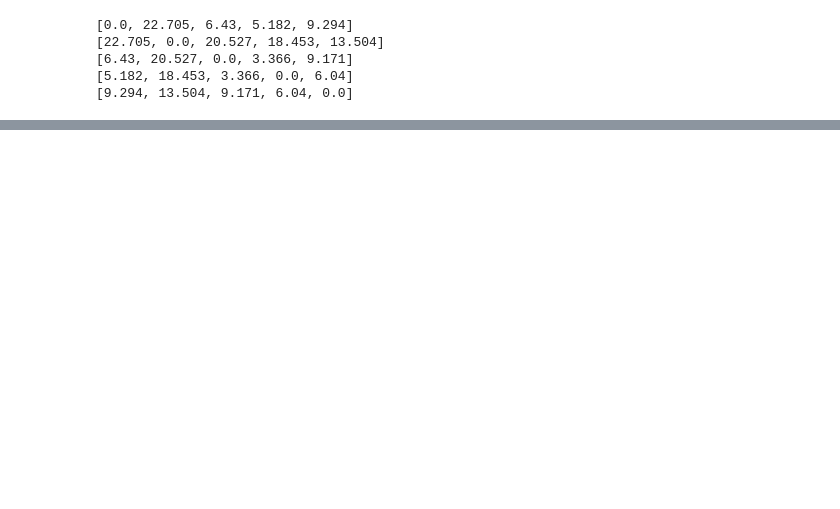
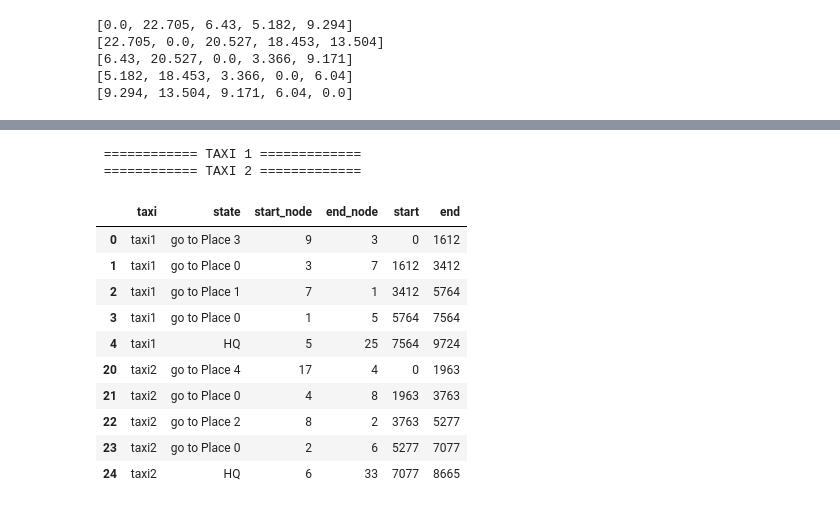
Before and after one commit to lucasPDY/Machine-Learning-with-MiniZinc, a Jupyter notebook: Taxi/new_taxi.ipynb, the cells around one changed output, grey strips where cells are left out. Cells and saved outputs as stored; diff of their text form; code cells hidden in the pictures; blank space fills up the shorter version.

```diff
--- a/Taxi/new_taxi.ipynb
+++ b/Taxi/new_taxi.ipynb
@@ -419,0 +429,60 @@ print(output)
+# %%
+n = 4
+list_taxi1 = []
+print(" ============ TAXI 1 =============")
+taxi = "taxi1"
+start_point = 2*n + 1
+for i in range(len(successor)):
+    temp_start = start_point
+    start_point = successor[start_point-1]
+    # State and taxi
+    start_node = temp_start
+    end_node = successor[temp_start-1]
+
+    if (end_node > 2*n ):
+        state = "HQ"
+
+    elif end_node <= 2*n :
+        if int(start_node) != int(end_node - n):
+            if end_node > n:
+                place = end_node - n
+            else :
+                place = end_node
+        if place == start_node:
+            place = 0
+        state = "go to Place " + str(place)
+
+    else :
+        state = "    "
+
+
+
+
+    list_taxi1.append([taxi, state,start_node,end_node,time[temp_start-1],time[start_point-1]])
+#     print("{} {} From:{} to {}      | start_time : {} - {}".format(taxi,state,temp_start,successor[temp_start-1],time[temp_start-1],time[start_point-1]))
+    temp_start = start_point
+    if i == 4*n+1 :
+        taxi = "taxi2"
+        print(" ============ TAXI 2 =============")
+
+result_taxi_df = pd.DataFrame(list_taxi1)
+result_taxi_df.columns = ["taxi","state","start_node","end_node","start","end"]
+# result_taxi_df
+# %% [output]
+ ============ TAXI 1 =============
+ ============ TAXI 2 =============
+# %%
+ress_df = result_taxi_df.loc[(result_taxi_df.start != result_taxi_df.end) & (result_taxi_df.end != 0 )]
+ress_df
+# %% [output]
+|  | taxi | state | start_node | end_node | start | end |
+| 0 | taxi1 | go to Place 3 | 9 | 3 | 0 | 1612 |
+| 1 | taxi1 | go to Place 0 | 3 | 7 | 1612 | 3412 |
+| 2 | taxi1 | go to Place 1 | 7 | 1 | 3412 | 5764 |
+| 3 | taxi1 | go to Place 0 | 1 | 5 | 5764 | 7564 |
+| 4 | taxi1 | HQ | 5 | 25 | 7564 | 9724 |
+| 20 | taxi2 | go to Place 4 | 17 | 4 | 0 | 1963 |
+| 21 | taxi2 | go to Place 0 | 4 | 8 | 1963 | 3763 |
+| 22 | taxi2 | go to Place 2 | 8 | 2 | 3763 | 5277 |
+| 23 | taxi2 | go to Place 0 | 2 | 6 | 5277 | 7077 |
+| 24 | taxi2 | HQ | 6 | 33 | 7077 | 8665 |
```
Also changed, not shown: parts of 9 cells of this notebook.
